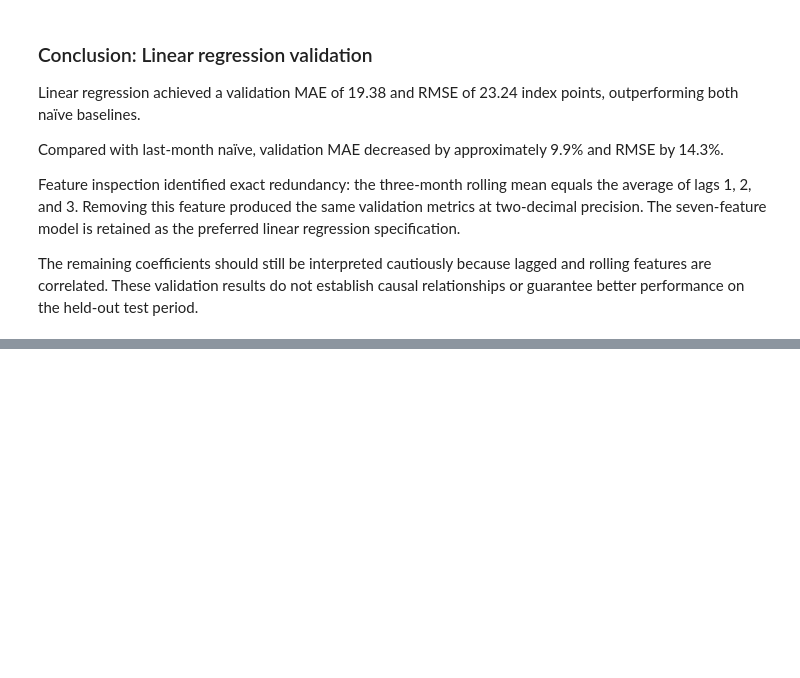
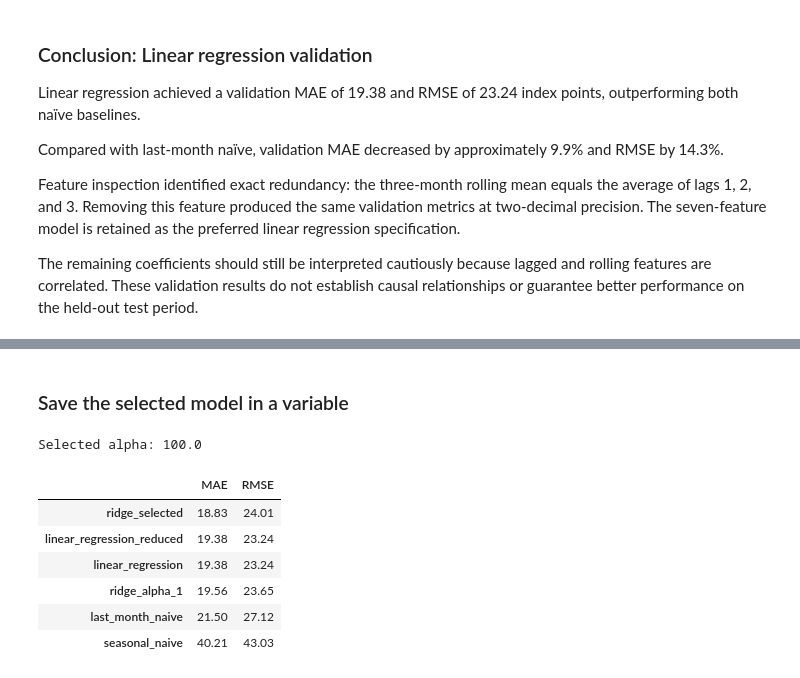
Before and after one commit to kamalpreetsinghh/nz-job-market-data-analysis, a Jupyter notebook: notebooks/06_monthly_forecasting.ipynb, the cells around one changed output, grey strips where cells are left out. Drawn from its saved outputs; the diff is of its cells as text; code cells hidden in the pictures; blank space fills up the shorter version.

```diff
--- a/notebooks/06_monthly_forecasting.ipynb
+++ b/notebooks/06_monthly_forecasting.ipynb
@@ -481,0 +529,12 @@ performance on the held-out test period.
+# %%
+ridge_errors = ridge_validation_predictions - y_validation
+
+ridge_mae = ridge_errors.abs().mean()
+ridge_rmse = (ridge_errors.pow(2).mean()) ** 0.5
+
+validation_comparison.loc["ridge_alpha_1"] = {
+    "MAE": ridge_mae,
+    "RMSE": ridge_rmse
+}
+
+validation_comparison.sort_values("MAE").round(2)
@@ -481,0 +593,39 @@ performance on the held-out test period.
+# %% [markdown]
+### Save the selected model in a variable
+# %%
+best_alpha = float(ridge_search.iloc[0]["alpha"])
+
+best_ridge_model = Pipeline([
+    ("scaler", StandardScaler()),
+    ("model", Ridge(alpha=best_alpha))
+])
+
+best_ridge_model.fit(
+    X_train[reduced_features],
+    y_train
+)
+
+best_ridge_predictions = pd.Series(
+    best_ridge_model.predict(X_validation[reduced_features]),
+    index=X_validation.index,
+    name="ridge_selected"
+)
+
+best_ridge_errors = best_ridge_predictions - y_validation
+
+validation_comparison.loc["ridge_selected"] = {
+    "MAE": best_ridge_errors.abs().mean(),
+    "RMSE": (best_ridge_errors.pow(2).mean()) ** 0.5
+}
+
+print("Selected alpha:", best_alpha)
+validation_comparison.sort_values("MAE").round(2)
+# %% [output]
+Selected alpha: 100.0
+|  | MAE | RMSE |
+| ridge_selected | 18.83 | 24.01 |
+| linear_regression_reduced | 19.38 | 23.24 |
+| linear_regression | 19.38 | 23.24 |
+| ridge_alpha_1 | 19.56 | 23.65 |
+| last_month_naive | 21.50 | 27.12 |
+| seasonal_naive | 40.21 | 43.03 |
```
Also changed, not shown: parts of 9 cells of this notebook, 1 other file.
